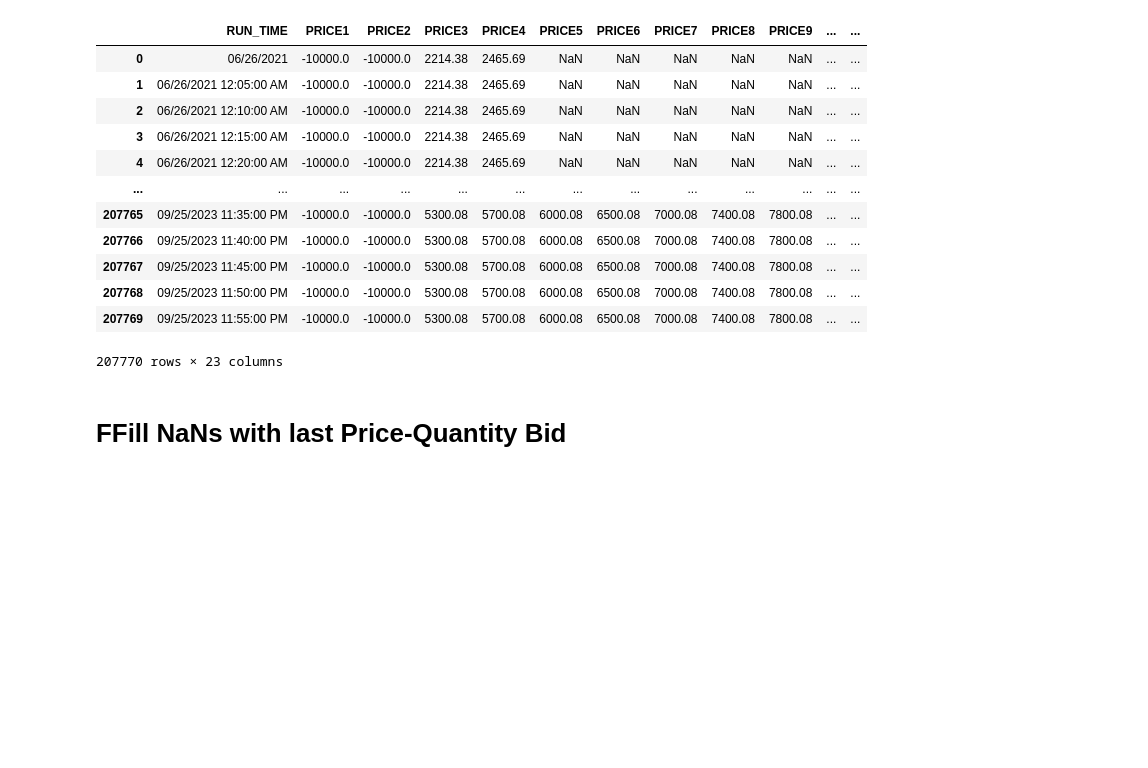
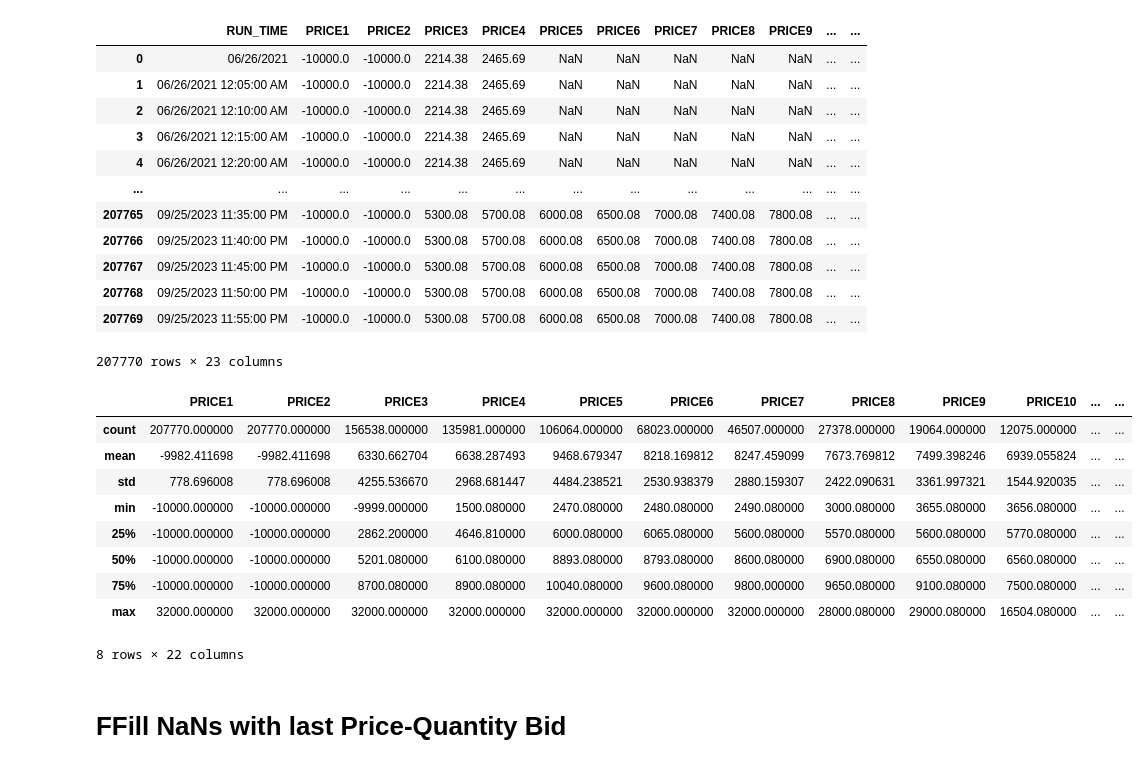
Before and after one commit to gbrosell/maroon-archers, a Jupyter notebook: Feature_Engineering.ipynb, the cells around one changed output. Drawn from its saved outputs; the diff is of its cells as text; code cells hidden in the pictures; blank space fills up the shorter version.

```diff
--- a/Feature_Engineering.ipynb
+++ b/Feature_Engineering.ipynb
@@ -94,6 +67,19 @@ result_df
 | 207768 | 09/25/2023 11:50:00 PM | -10000.0 | -10000.0 | 5300.08 | 5700.08 | 6000.08 | 6500.08 | 7000.08 | 7400.08 | 7800.08 | ... | ... |
 | 207769 | 09/25/2023 11:55:00 PM | -10000.0 | -10000.0 | 5300.08 | 5700.08 | 6000.08 | 6500.08 | 7000.08 | 7400.08 | 7800.08 | ... | ... |
 207770 rows × 23 columns
+# %%
+df[selected_columns].describe()
+# %% [output]
+|  | PRICE1 | PRICE2 | PRICE3 | PRICE4 | PRICE5 | PRICE6 | PRICE7 | PRICE8 | PRICE9 | PRICE10 | ... | ... |
+| count | 207770.000000 | 207770.000000 | 156538.000000 | 135981.000000 | 106064.000000 | 68023.000000 | 46507.000000 | 27378.000000 | 19064.000000 | 12075.000000 | ... | ... |
+| mean | -9982.411698 | -9982.411698 | 6330.662704 | 6638.287493 | 9468.679347 | 8218.169812 | 8247.459099 | 7673.769812 | 7499.398246 | 6939.055824 | ... | ... |
+| std | 778.696008 | 778.696008 | 4255.536670 | 2968.681447 | 4484.238521 | 2530.938379 | 2880.159307 | 2422.090631 | 3361.997321 | 1544.920035 | ... | ... |
+| min | -10000.000000 | -10000.000000 | -9999.000000 | 1500.080000 | 2470.080000 | 2480.080000 | 2490.080000 | 3000.080000 | 3655.080000 | 3656.080000 | ... | ... |
+| 25% | -10000.000000 | -10000.000000 | 2862.200000 | 4646.810000 | 6000.080000 | 6065.080000 | 5600.080000 | 5570.080000 | 5600.080000 | 5770.080000 | ... | ... |
+| 50% | -10000.000000 | -10000.000000 | 5201.080000 | 6100.080000 | 8893.080000 | 8793.080000 | 8600.080000 | 6900.080000 | 6550.080000 | 6560.080000 | ... | ... |
+| 75% | -10000.000000 | -10000.000000 | 8700.080000 | 8900.080000 | 10040.080000 | 9600.080000 | 9800.000000 | 9650.080000 | 9100.080000 | 7500.080000 | ... | ... |
+| max | 32000.000000 | 32000.000000 | 32000.000000 | 32000.000000 | 32000.000000 | 32000.000000 | 32000.000000 | 28000.080000 | 29000.080000 | 16504.080000 | ... | ... |
+8 rows × 22 columns
 # %%
 #change Uppercase to lowercase
 result_df.columns = result_df.columns.str.lower()
```
Also changed, not shown: parts of 11 cells of this notebook.
